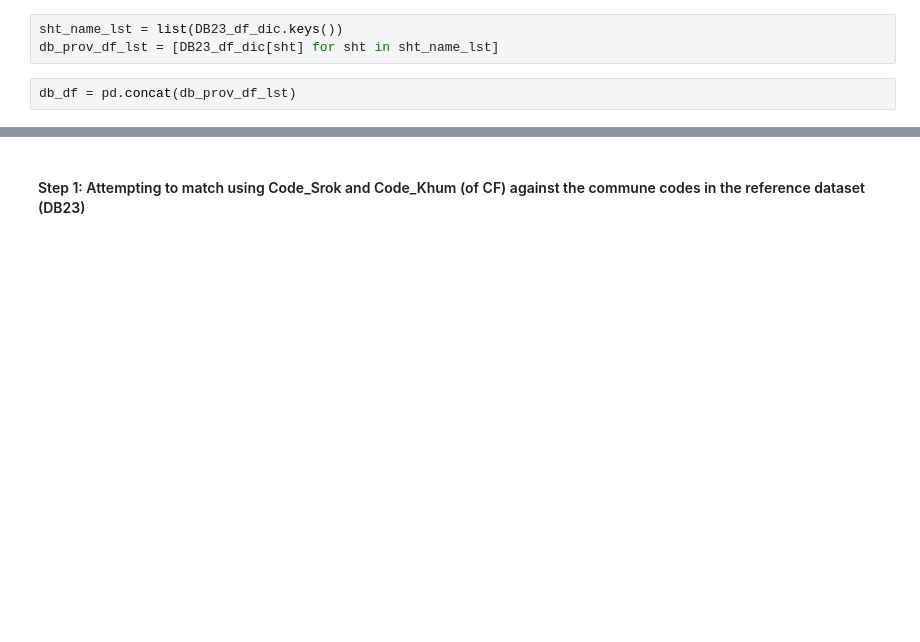
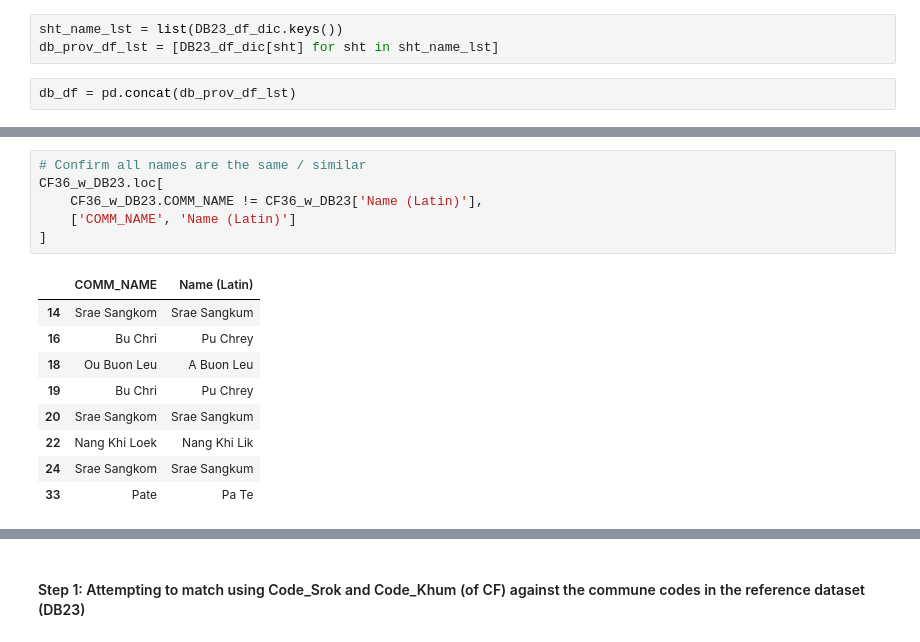
Before and after one commit to sig-gis/mpi, a Jupyter notebook: code/other/match_commune_CF_vs_DB23.ipynb, the cells around one changed output, grey strips where cells are left out. Saved outputs shown, nothing was run; the diff lists cells and outputs as text; blank space fills up the shorter version.

```diff
--- a/code/other/match_commune_CF_vs_DB23.ipynb
+++ b/code/other/match_commune_CF_vs_DB23.ipynb
@@ -41,0 +130,16 @@ db_df = pd.concat(db_prov_df_lst)
+# %%
+# Confirm all names are the same / similar
+CF36_w_DB23.loc[
+    CF36_w_DB23.COMM_NAME != CF36_w_DB23['Name (Latin)'],
+    ['COMM_NAME', 'Name (Latin)']
+]
+# %% [output]
+|  | COMM_NAME | Name (Latin) |
+| 14 | Srae Sangkom | Srae Sangkum |
+| 16 | Bu Chri | Pu Chrey |
+| 18 | Ou Buon Leu | A Buon Leu |
+| 19 | Bu Chri | Pu Chrey |
+| 20 | Srae Sangkom | Srae Sangkum |
+| 22 | Nang Khi Loek | Nang Khi Lik |
+| 24 | Srae Sangkom | Srae Sangkum |
+| 33 | Pate | Pa Te |
```
Also changed, not shown: parts of 50 cells of this notebook, 2 other files.
